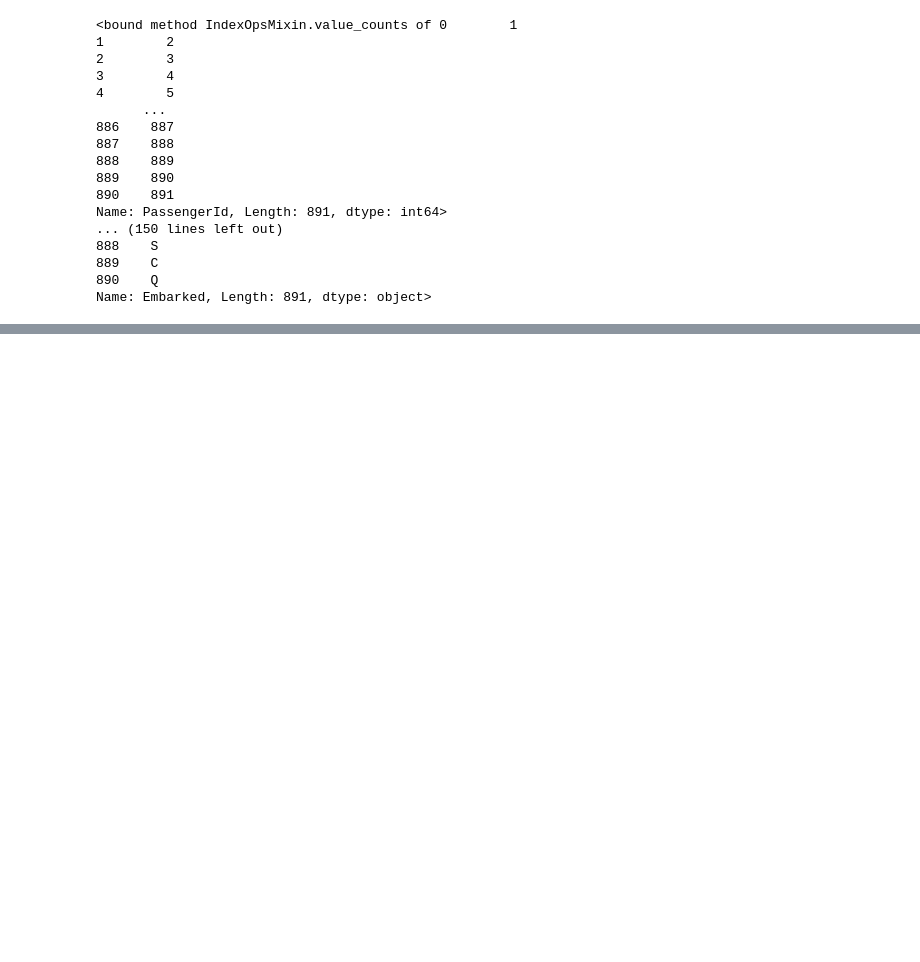
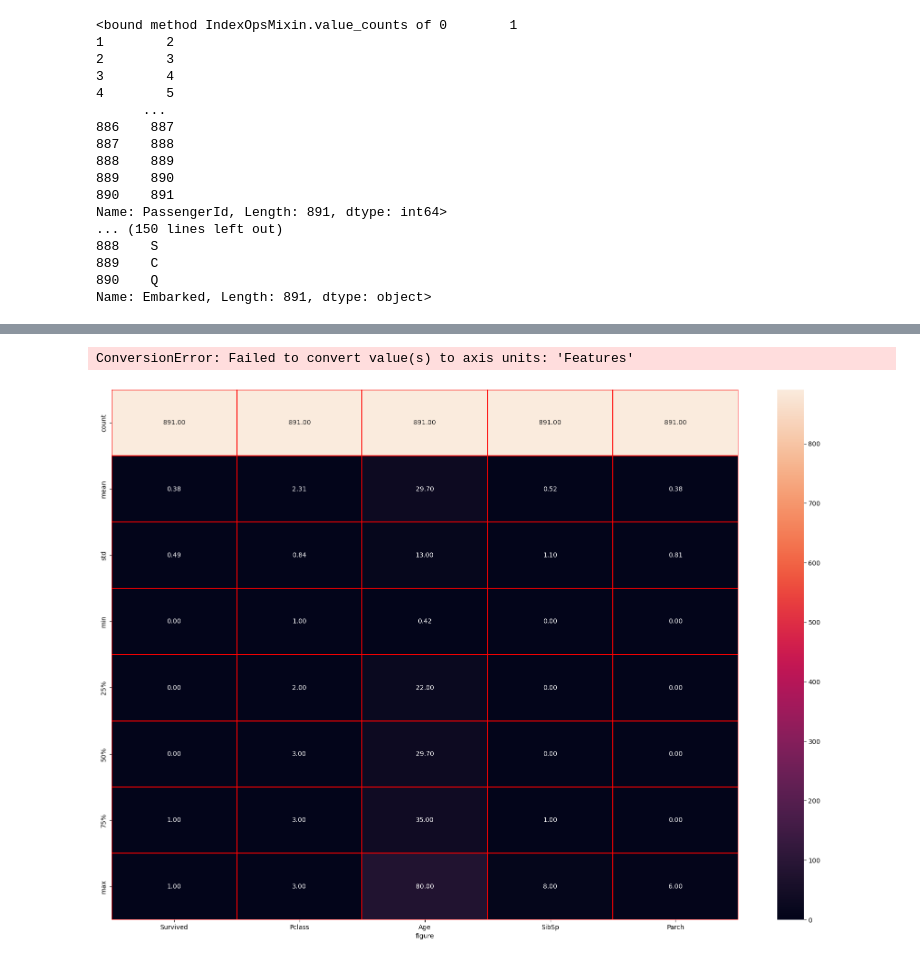
Before and after one commit to rzt1995/Internship, a Jupyter notebook: Practice_project_2.ipynb, the cells around one changed output, grey strips where cells are left out. Saved outputs shown, nothing was run; the diff lists cells and outputs as text; code cells hidden in the pictures; blank space fills up the shorter version.

```diff
--- a/Practice_project_2.ipynb
+++ b/Practice_project_2.ipynb
@@ -1173,0 +1225,2 @@ Name: Embarked, Length: 891, dtype: object>
+# %%
+df.drop(['PassengerId','Name','Ticket','Fare','Cabin'],axis=1,inplace=True)
@@ -1173,0 +1275,2 @@ Name: Embarked, Length: 891, dtype: object>
+# %%
+df['Age']=df['Age'].fillna(df['Age'].mean())
@@ -1173,0 +1320,10 @@ Name: Embarked, Length: 891, dtype: object>
+# %%
+plt.figure(figsize=(22,15))
+sns.heatmap(df.describe(),annot=True,fmt='0.2f',linecolor='red',linewidth=0.3)
+plt.xlabel('figure',fontsize=10)
+plt.yticks('Features',fontsize=10)
+plt.title('Descriptice graph',fontsize=10)
+plt.show()
+# %% [output]
+ConversionError: Failed to convert value(s) to axis units: 'Features'
+[figure, added]
```
Also changed, not shown: parts of 57 cells of this notebook.
